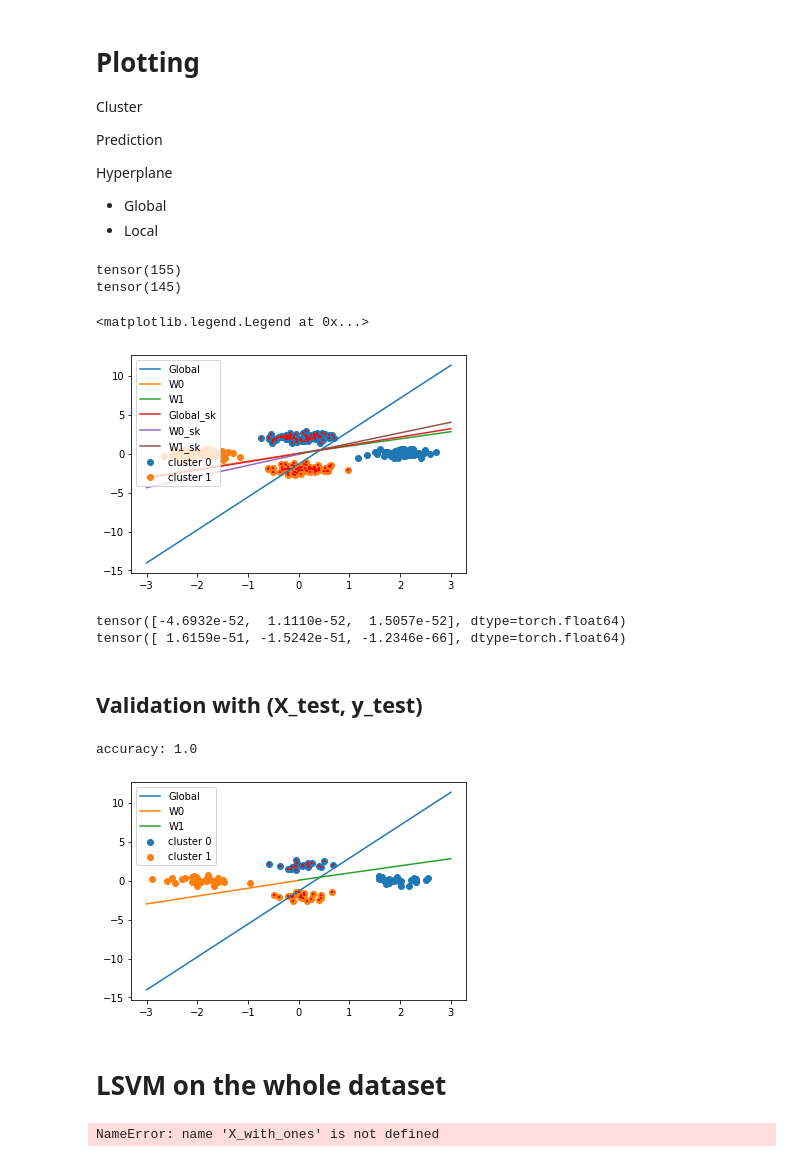
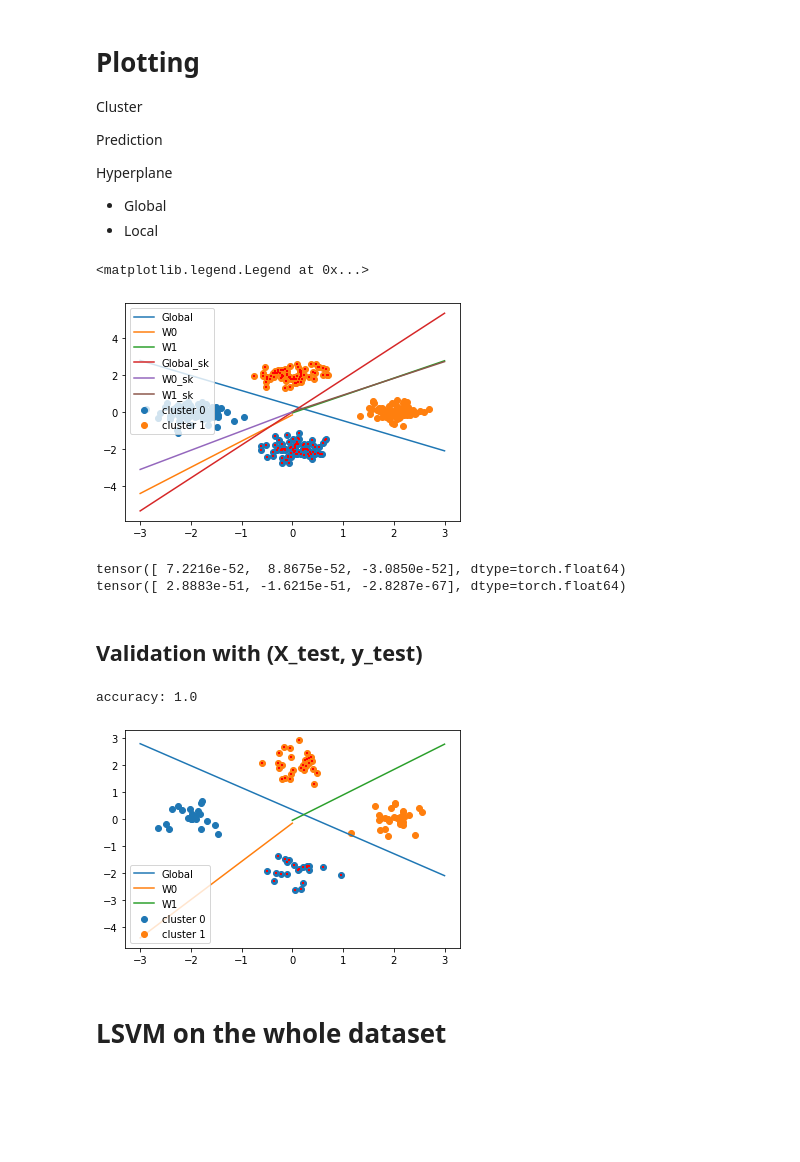
Before and after one commit to ahmedak2/SVM-Variations, a Jupyter notebook: CSVM.ipynb, the cells around one changed output. Saved outputs shown, nothing was run; the diff lists cells and outputs as text; code cells hidden in the pictures; blank space fills up the shorter version.

Commit message:
Packaged CSVM into class

```diff
--- a/CSVM.ipynb
+++ b/CSVM.ipynb
@@ -34,3 +34,12 @@ Y_test = Y[indices[train_N:]]
 X: torch.Size([400, 2]) Y: torch.Size([400])
 tensor([-1.,  1.], dtype=torch.float64)
 [figure]
+# %%
+from CSVM_class import *
+
+CSVM = ClusterSVM(K=2, lamb=1e50)
+
+CSVM.train(X_train, Y_train)
+y_pred = CSVM.predict(X_test)
+
+torch.true_divide(torch.sum(y_pred==Y_test),Y_test.shape[0])
@@ -38,13 +49,18 @@ tensor([-1.,  1.], dtype=torch.float64)
 # K-means
 # %%
 K = 2
-kmeans = KMeans(n_clusters=K).fit(X_train)
 
+# From SK-learn
+# kmeans = KMeans(n_clusters=K).fit(X_train)
 # print(kmeans.labels_[:10])
 # print(kmeans.labels_[:10] == 0)
 
+# From our implementation
+cluster_id, centroid = Kmeans(X_train,K)
+
 for l in range(K):
-    plt.scatter(X_train[kmeans.labels_==l,0], X_train[kmeans.labels_==l,1], label=['cluster',l])
+    # plt.scatter(X_train[kmeans.labels_==l,0], X_train[kmeans.labels_==l,1], label=['cluster',l])
+    plt.scatter(X_train[cluster_id==l,0], X_train[cluster_id==l,1], label=['cluster',l])
 
 plt.legend()
 # %% [output]
@@ -72,13 +88,14 @@ X_train_hat = torch.zeros(N,D*(K+1), dtype=X.dtype, device=X.device)
 X_train_hat[:,:D] = 1/np.sqrt(lamb)*X_train_with_ones
 
 for l in range(K):
-    idl = kmeans.labels_ == l
+    # idl = kmeans.labels_ == l
+    idl = cluster_id == l
 
     X_train_hat[idl, (D*(l+1)):(D*(l+2))] = X_train_with_ones[idl,:]
 # %%
 # Train linear lsvm from our implementation
 LSVM = LinearSVM()
-LSVM.train(X_train_hat, Y_train, reg=1, num_iters=5000, learning_rate=0.5)
+LSVM.train(X_train_hat, Y_train, reg=1, num_iters=2000, learning_rate=0.5)
 
 W_hat = torch.tensor(LSVM.W, dtype=X.dtype)
 
@@ -87,7 +104,7 @@ W = 1/np.sqrt(lamb)*W_hat[:D]
 
 # DxK local regularizers matrix
 # each column is a local regularizer
-W1 = torch.zeros(D,K, dtype=X.dtype)
+Wl = torch.zeros(D,K, dtype=X.dtype)
 for l in range(K):
     Wl[:,l] = W_hat[(D*(1+l)):(D*(2+l))] + W
 # %%
@@ -128,37 +145,36 @@ def plot_hyperplane(W,x_min,x_max, plane_name):
 # %%
 plot_hyperplane(W, -3, 3, 'Global')
 plot_hyperplane(Wl[:,0], -3, 0, 'W0')
 plot_hyperplane(Wl[:,1], 0, 3, 'W1')
 
 plot_hyperplane(W_sk, -3, 3, 'Global_sk')
 plot_hyperplane(Wl_sk[:,0], -3, 0, 'W0_sk')
 plot_hyperplane(Wl_sk[:,1], 0, 3, 'W1_sk')
 
 
 for l in range(K):
-    inl = kmeans.labels_ == l
+    # inl = kmeans.labels_ == l
+    inl = cluster_id == l
 
     plt.scatter(X_train[inl,0], X_train[inl,1], label='cluster {}'.format(l))
 
     X_train_in_cluster_l = X_train_with_ones[inl,:]
     posIdx = torch.matmul(X_train_in_cluster_l, Wl[:,l]) > 0
 
     plt.scatter(X_train_in_cluster_l[posIdx,0], X_train_in_cluster_l[posIdx,1], s=5, c='r', marker='+')
 
 plt.legend()
 
 # red dot in the scatter represnet the data with y==1
 # %% [output]
-tensor(155)
-tensor(145)
+<matplotlib.legend.Legend at 0x...>
-<matplotlib.legend.Legend at 0x...>
-[figure, old version]
+[figure, new version]
 # %%
 print(W)
 print(W_sk)
 # %% [output]
-tensor([-4.6932e-52,  1.1110e-52,  1.5057e-52], dtype=torch.float64)
-tensor([ 1.6159e-51, -1.5242e-51, -1.2346e-66], dtype=torch.float64)
+tensor([ 7.2216e-52,  8.8675e-52, -3.0850e-52], dtype=torch.float64)
+tensor([ 2.8883e-51, -1.6215e-51, -2.8287e-67], dtype=torch.float64)
 # %% [markdown]
 ## Validation with (X_test, y_test)
 # %%
@@ -167,7 +183,8 @@ plot_hyperplane(Wl[:,0], -3, 0, 'W0')
 plot_hyperplane(Wl[:,1], 0, 3, 'W1')
 
 # clustering by trained K-means
-cluster_labels = kmeans.predict(X_test)
+# cluster_labels = kmeans.predict(X_test)
+cluster_labels = Kmeans_testdata(X_test, centroid)
 
 # pre-processing
 N_test = X_test.shape[0]
@@ -187,6 +204,8 @@ for l in range(K):
     posIdx = torch.matmul(X_test_in_cluster_l, Wl[:,l]) > 0
 
     acc[l] = torch.sum((Y_test[inl] == 1)== posIdx)
+    # y_pred = LSVM.predict(X_test_in_cluster_l)
+    # acc[l] = torch.sum((y_pred>0) == posIdx)
 
     plt.scatter(X_test_in_cluster_l[posIdx,0], X_test_in_cluster_l[posIdx,1], s=5, c='r', marker='+')
 
@@ -195,14 +214,12 @@ plt.legend()
 print("accuracy:",np.sum(acc)/N_test)
 # %% [output]
 accuracy: 1.0
-[figure, old version]
+[figure, new version]
 # %% [markdown]
 # LSVM on the whole dataset
 # %%
 svc_simple = SVC(C=1,kernel='linear')
-clf_simple = svc_simple.fit(X_with_ones,Y)
+clf_simple = svc_simple.fit(X_test_with_ones,Y_test)
-# %% [output]
-NameError: name 'X_with_ones' is not defined
 # %%
 plot_data(X, Y)
 plot_hyperplane(clf_simple.coef_[0], -3,3,'simple')
```
Also changed, not shown: parts of 5 cells of this notebook, 2 other files.
